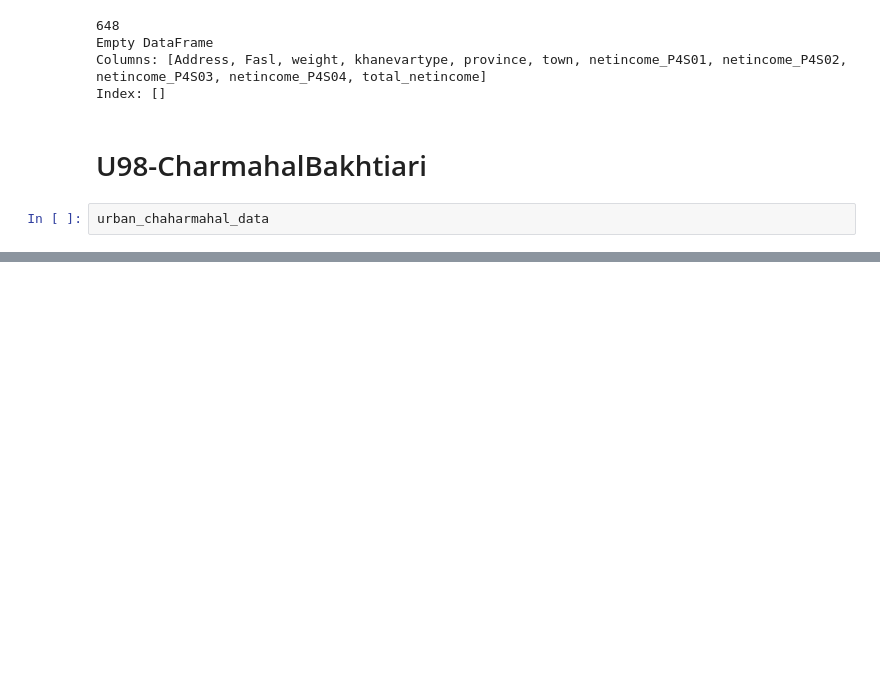
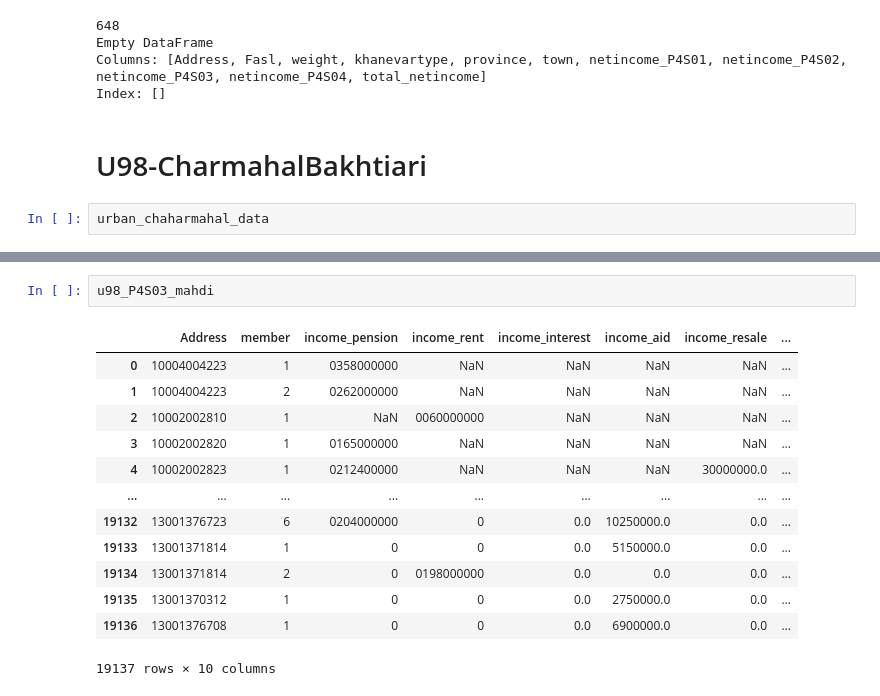
Before and after one commit to AmirmahdiGolahmar/Iranian_HEIS, a Jupyter notebook: data/Preprocessing.ipynb, the cells around one changed output, grey strips where cells are left out. Saved outputs shown, nothing was run; the diff lists cells and outputs as text; blank space fills up the shorter version.

```diff
--- a/data/Preprocessing.ipynb
+++ b/data/Preprocessing.ipynb
@@ -1173,0 +1264,16 @@ urban_chaharmahal_data
+# %%
+u98_P4S03_mahdi
+# %% [output]
+|  | Address | member | income_pension | income_rent | income_interest | income_aid | income_resale | ... |
+| 0 | 10004004223 | 1 | 0358000000 | NaN | NaN | NaN | NaN | ... |
+| 1 | 10004004223 | 2 | 0262000000 | NaN | NaN | NaN | NaN | ... |
+| 2 | 10002002810 | 1 | NaN | 0060000000 | NaN | NaN | NaN | ... |
+| 3 | 10002002820 | 1 | 0165000000 | NaN | NaN | NaN | NaN | ... |
+| 4 | 10002002823 | 1 | 0212400000 | NaN | NaN | NaN | 30000000.0 | ... |
+| ... | ... | ... | ... | ... | ... | ... | ... | ... |
+| 19132 | 13001376723 | 6 | 0204000000 | 0 | 0.0 | 10250000.0 | 0.0 | ... |
+| 19133 | 13001371814 | 1 | 0 | 0 | 0.0 | 5150000.0 | 0.0 | ... |
+| 19134 | 13001371814 | 2 | 0 | 0198000000 | 0.0 | 0.0 | 0.0 | ... |
+| 19135 | 13001370312 | 1 | 0 | 0 | 0.0 | 2750000.0 | 0.0 | ... |
+| 19136 | 13001376708 | 1 | 0 | 0 | 0.0 | 6900000.0 | 0.0 | ... |
+19137 rows × 10 columns
```
Also changed, not shown: parts of 17 cells of this notebook, 1 other file.
